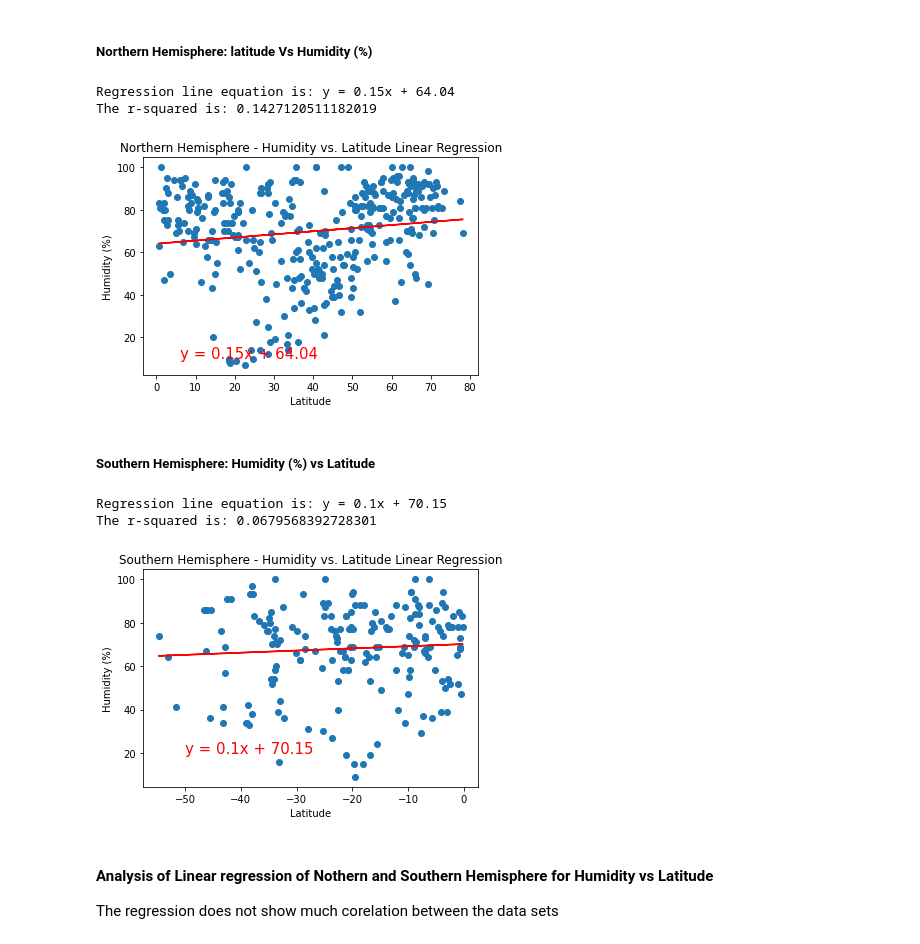
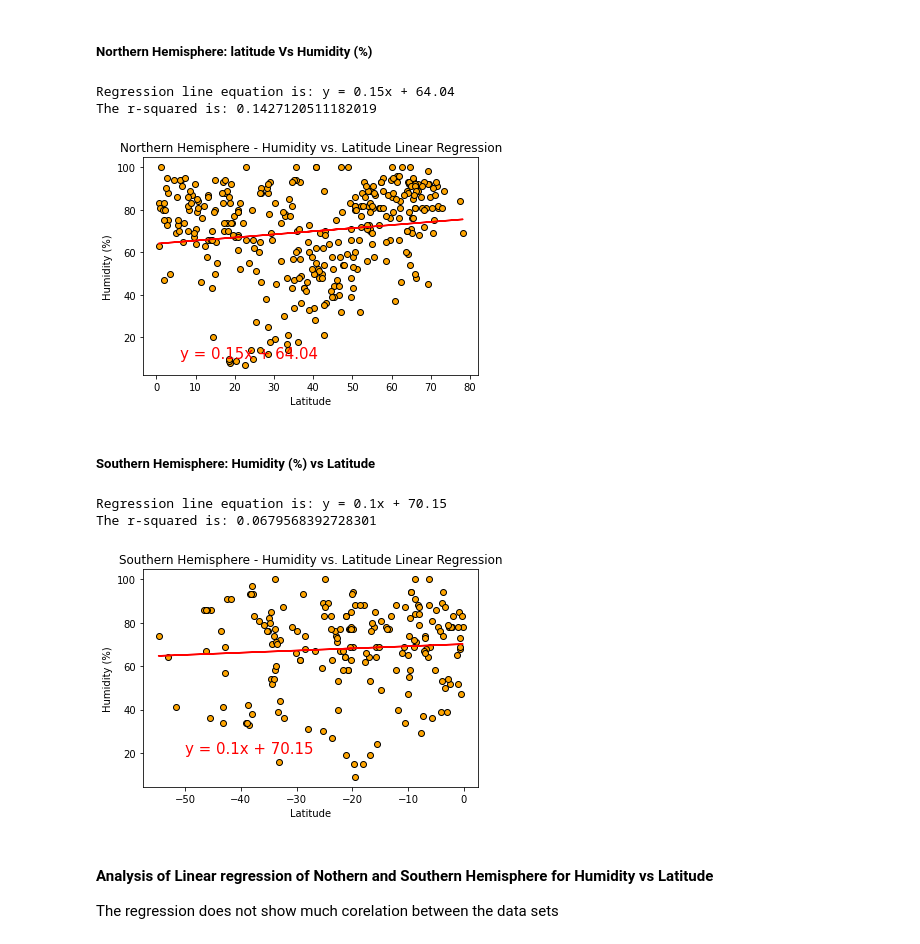
Before and after one commit to ShimsyV/python-api-challenge, a Jupyter notebook: WeatherPy/WeatherPy.ipynb, the cells around one changed output. Saved outputs shown, nothing was run; the diff lists cells and outputs as text; code cells hidden in the pictures.

```diff
--- a/WeatherPy/WeatherPy.ipynb
+++ b/WeatherPy/WeatherPy.ipynb
@@ -315,23 +315,23 @@ In the nothern hemisphere, as you move away from the equator the temperature dec
 # %%
 x_values = pd.to_numeric(northern_df['Latitude'])
 y_values = pd.to_numeric(northern_df['Humidity'])
 (slope, intercept, rvalue, pvalue, stderr) = linregress(x_values, y_values)
 regress_values = x_values * slope + intercept
 line_eq = "y = " + str(round(slope,2)) + "x + " + str(round(intercept,2))
 print(f"Regression line equation is: {line_eq}")
-plt.scatter(x_values,y_values)
+plt.scatter(x_values,y_values, facecolors="Orange", edgecolors="black", marker="o")
 plt.plot(x_values,regress_values,"r-")
 plt.annotate(line_eq,(6,10),fontsize=15,color="red")
 plt.xlabel('Latitude')
 plt.ylabel('Humidity (%)')
 plt.title('Northern Hemisphere - Humidity vs. Latitude Linear Regression')
 print(f"The r-squared is: {rvalue}")
 plt.savefig("Output/Northern Hemisphere Latitude vs. Humidity.png")
 plt.show()
 # %% [output]
 Regression line equation is: y = 0.15x + 64.04
 The r-squared is: 0.1427120511182019
-[figure, old version]
+[figure, new version]
 # %% [markdown]
 ##### Southern Hemisphere: Humidity (%)  vs Latitude
 # %%
@@ -341,7 +341,7 @@ y_values = pd.to_numeric(southern_df['Humidity'])
 regress_values = x_values * slope + intercept
 line_eq = "y = " + str(round(slope,2)) + "x + " + str(round(intercept,2))
 print(f"Regression line equation is: {line_eq}")
-plt.scatter(x_values,y_values)
+plt.scatter(x_values,y_values, facecolors="Orange", edgecolors="black", marker="o")
 plt.plot(x_values,regress_values,"r-")
 plt.annotate(line_eq,(-50,20),fontsize=15,color="red")
 plt.xlabel('Latitude')
@@ -353,7 +353,7 @@ plt.show()
 # %% [output]
 Regression line equation is: y = 0.1x + 70.15
 The r-squared is: 0.0679568392728301
-[figure, old version]
+[figure, new version]
 # %% [markdown]
 #### Analysis of Linear regression of Nothern and Southern Hemisphere for Humidity vs Latitude
 The regression does not show much corelation between the data sets
```
Also changed, not shown: parts of 6 cells of this notebook, 8 other files.
